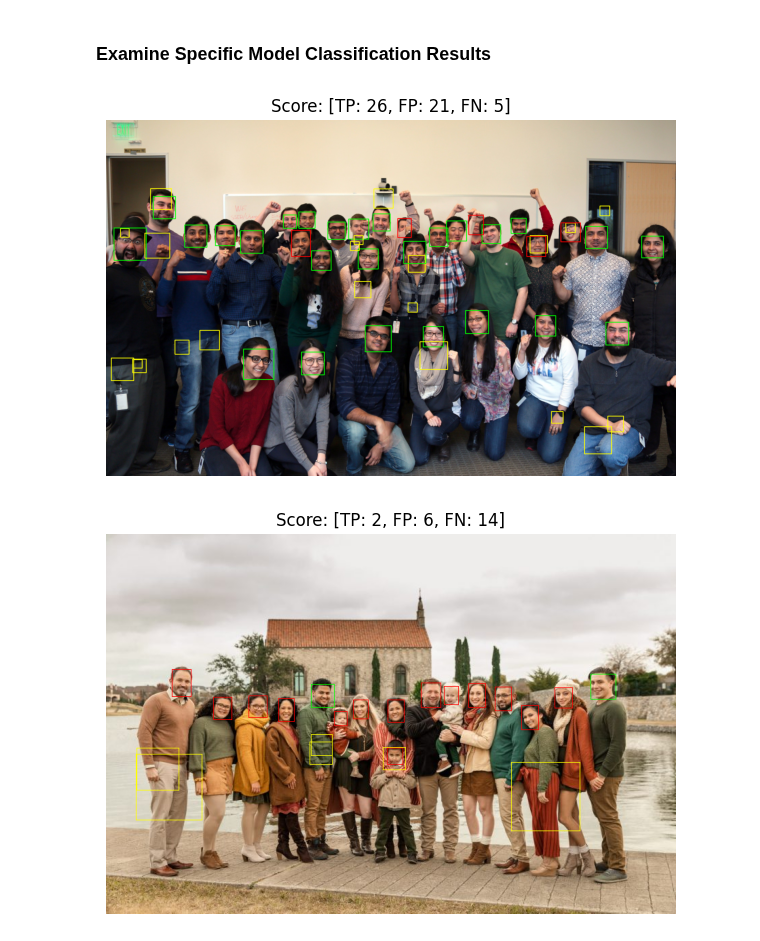
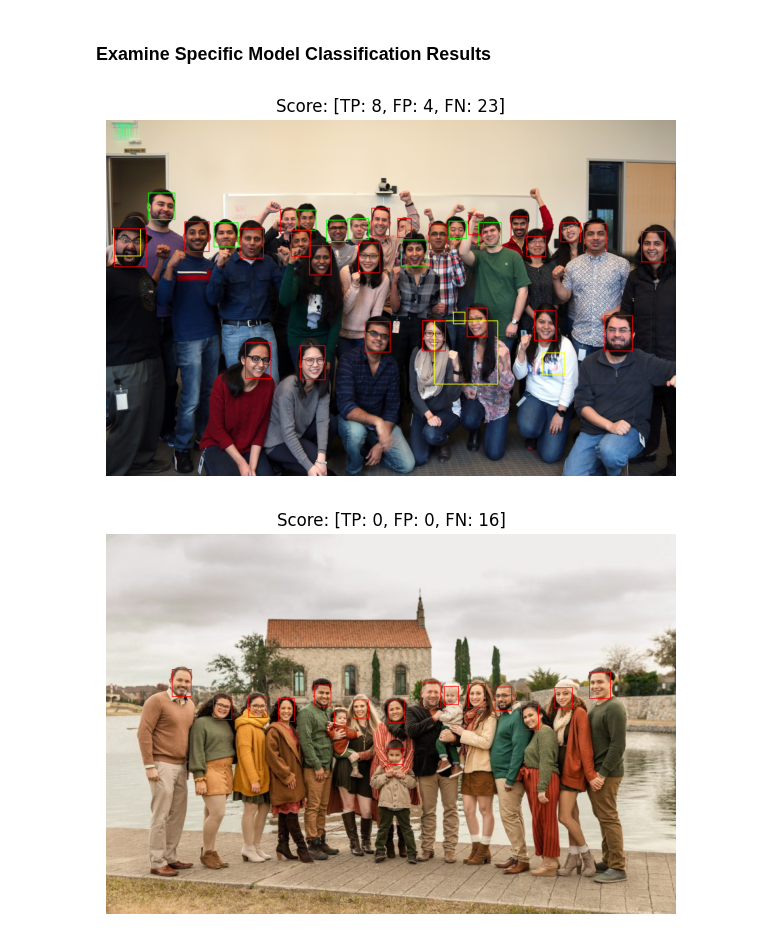
Before and after one commit to brian-vdb/visual-recognition, a Jupyter notebook: face_detection.ipynb, the cells around one changed output. Cells and saved outputs as stored; diff of their text form; code cells hidden in the pictures.

```diff
--- a/face_detection.ipynb
+++ b/face_detection.ipynb
@@ -150,8 +151,8 @@ def evaluate_model(detect_callback, labels: list[dict[str, any]], detection_thre
         annotations = [annotation for annotation in labels if annotation.get('filename') == img_path]
 
         # Detect faces in the test image using the provided callback
-        img = cv2.imread(img_path)
-        detected = detect_callback(img)
+        img = cv2.imread(img_path, cv2.IMREAD_COLOR)
+        detected, realtime_factor = detect_callback(img)
 
         # Match every detected face with the annotations
         image_size = len(img) if len(img) > len(img[0]) else len(img[0])
@@ -173,7 +174,7 @@ def evaluate_model(detect_callback, labels: list[dict[str, any]], detection_thre
             draw_rectangle(img, annotation, (0, 0, 255), thickness)
 
         # Add the metrics to the result
-        results[img_path] = {'image': img, 'TP': TP, 'FP': FP, 'FN': FN}
+        results[img_path] = {'image': img, 'RTF': realtime_factor, 'TP': TP, 'FP': FP, 'FN': FN}
 
     return results
 
@@ -264,8 +270,12 @@ yunet = cv2.FaceDetectorYN.create(
 
 # Define a detect callback function that delivers the result in the required format
 def yunet_detect(img: cv2.Mat) -> list[dict[str, int]]:
+    start_time = time.time()
     yunet.setInputSize((img.shape[1], img.shape[0]))
     _, faces = yunet.detect(img)
+    realtime_factor = time.time() - start_time
+
+    # Append the results together
     result = []
     for face in faces:
         result.append({
@@ -274,10 +284,10 @@ def yunet_detect(img: cv2.Mat) -> list[dict[str, int]]:
             'w': int(face[2]),
             'h': int(face[3])
         })
-    return result
+    return result, realtime_factor
 
 # Print the title
-print('YuNet Model Evaluations')
+print('YuNet Model Evaluations:')
 
 # Perform the evaluation on yunet
 evaluation_results = evaluate_model(yunet_detect, annotations, detection_threshold=0.3)
@@ -305,7 +318,11 @@ Name: yunet.onnx
 # %%
 # Define a detect callback function that delivers the result in the required format
 def cascade_detect(img: cv2.Mat) -> list[dict[str, int]]:
+    start_time = time.time()
     faces = face_cascade.detectMultiScale(img)
+    realtime_factor = time.time() - start_time
+
+    # Append the results together
     result = []
     for face in faces:
             result.append({
@@ -314,10 +331,10 @@ def cascade_detect(img: cv2.Mat) -> list[dict[str, int]]:
             'w': int(face[2]),
             'h': int(face[3])
         })
-    return result
+    return result, realtime_factor
 
 # Print the title
-print('HAAR Cascade Model Evaluations')
+print('HAAR Cascade Model Evaluations:')
 
 # Get the cascade.xml files
 folder_path = 'models'
@@ -388,10 +403,10 @@ def display_single_image(image_info, fig_width=6, fig_height=6):
 ### Examine Specific Model Classification Results
 # %%
 # Display the classified images
-evaluation_results = evaluations_collection['diego_cascade.xml']
+evaluation_results = evaluations_collection['brian_cascade.xml']
 image_paths = get_image_paths(evaluation_results)
 for path in image_paths:
     display_single_image(evaluation_results[path])
 # %% [output]
-[figure, old version]
+[figure, new version]
-[figure, old version]
+[figure, new version]
```
Also changed, not shown: parts of 4 cells of this notebook, 5 other files.
